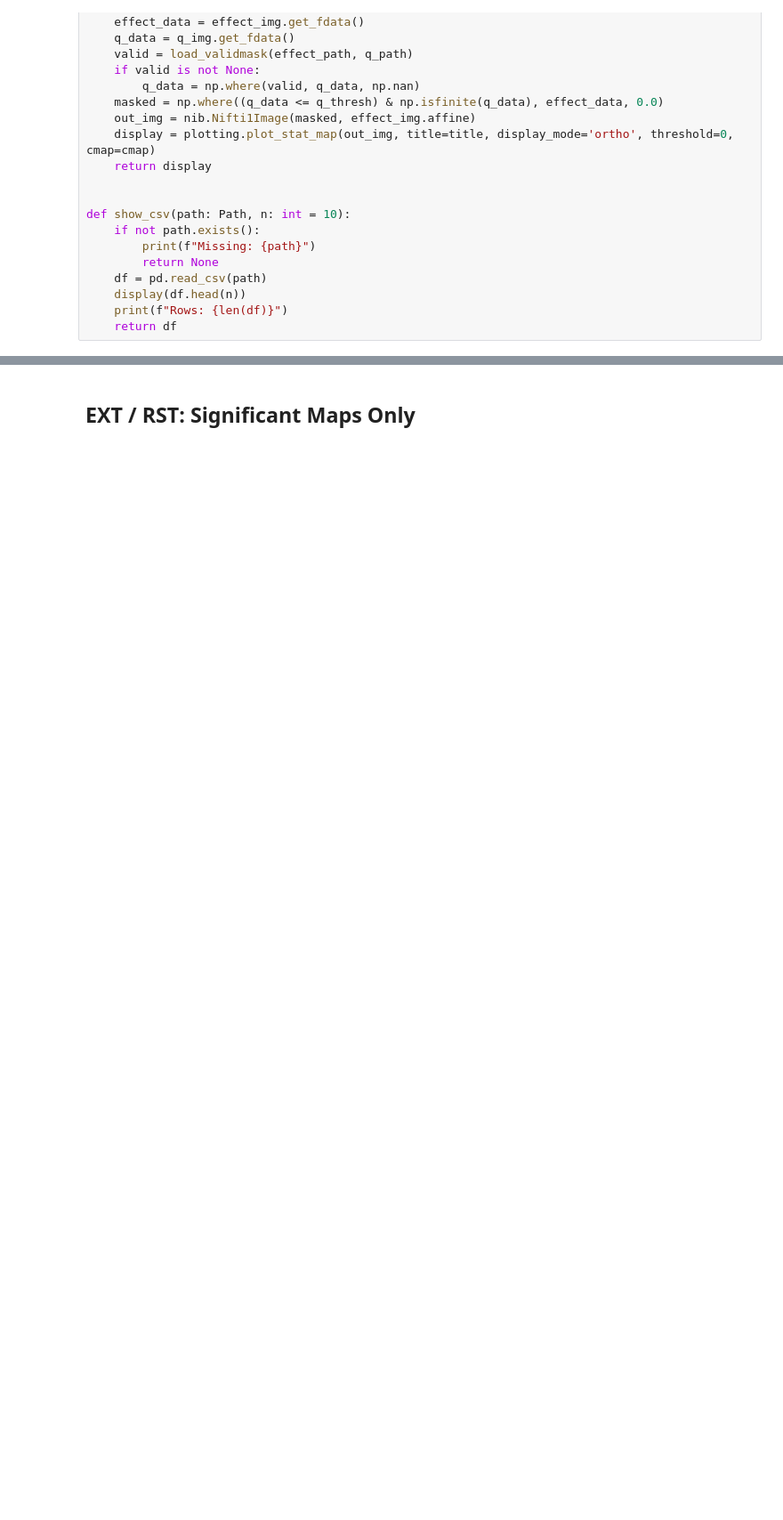
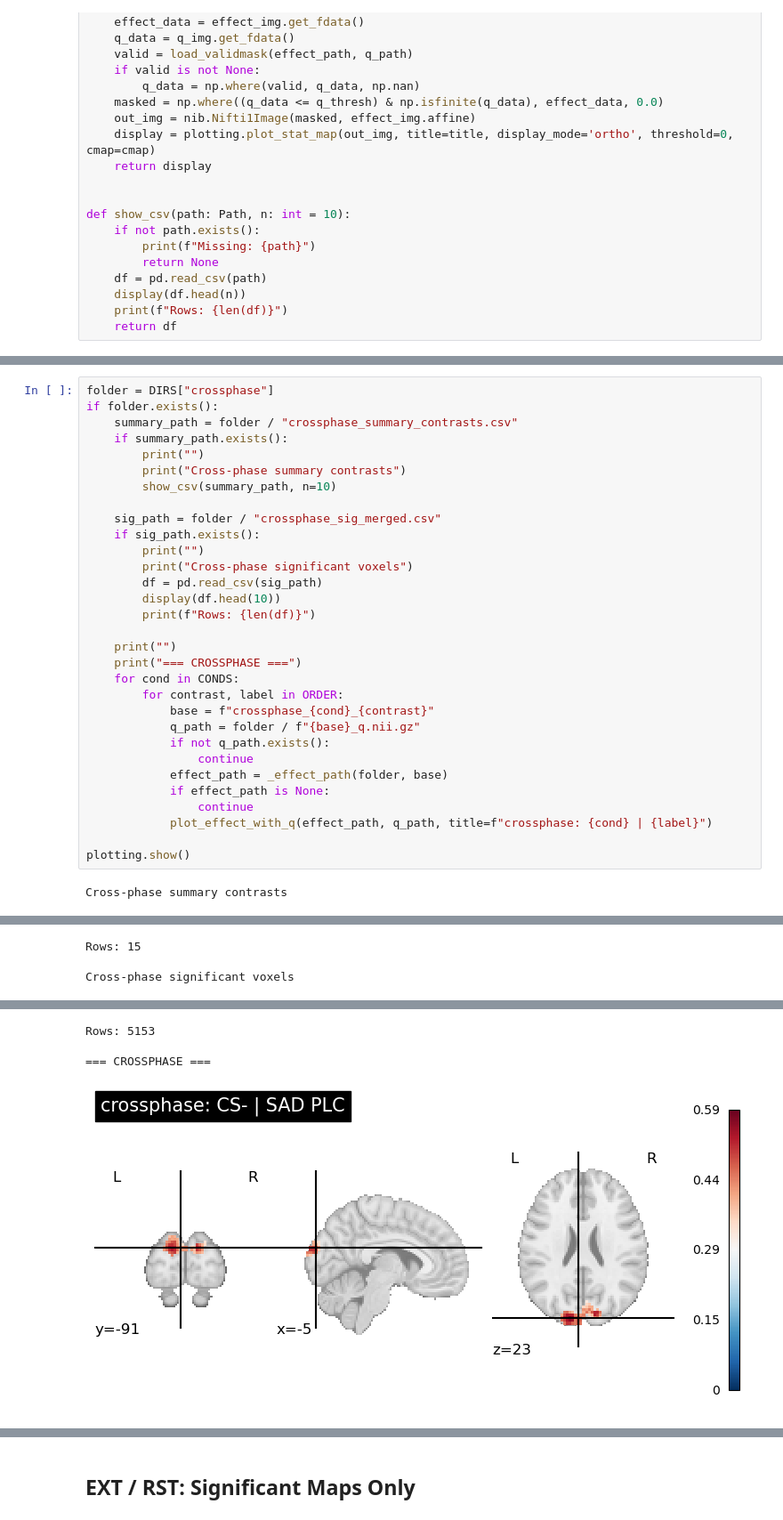
Before and after one commit to XiaoqianXiao/narsad_multivoxel, a Jupyter notebook: searchlight_merged_visualization.ipynb, the cells around one changed output, grey strips where cells are left out. Shown at 89% size. Cells and saved outputs as stored; diff of their text form; blank space fills up the shorter version.

```diff
--- a/searchlight_merged_visualization.ipynb
+++ b/searchlight_merged_visualization.ipynb
@@ -76,0 +318,33 @@ def show_csv(path: Path, n: int = 10):
+# %%
+folder = DIRS["crossphase"]
+if folder.exists():
+    summary_path = folder / "crossphase_summary_contrasts.csv"
+    if summary_path.exists():
+        print("")
+        print("Cross-phase summary contrasts")
+        show_csv(summary_path, n=10)
+
+    sig_path = folder / "crossphase_sig_merged.csv"
+    if sig_path.exists():
+        print("")
+        print("Cross-phase significant voxels")
+        df = pd.read_csv(sig_path)
+        display(df.head(10))
+        print(f"Rows: {len(df)}")
+
+    print("")
+    print("=== CROSSPHASE ===")
+    for cond in CONDS:
+        for contrast, label in ORDER:
+            base = f"crossphase_{cond}_{contrast}"
+            q_path = folder / f"{base}_q.nii.gz"
+            if not q_path.exists():
+                continue
+            effect_path = _effect_path(folder, base)
+            if effect_path is None:
+                continue
+            plot_effect_with_q(effect_path, q_path, title=f"crossphase: {cond} | {label}")
+
+plotting.show()
+# %% [output]
+Cross-phase summary contrasts
@@ -76,0 +362,3 @@ def show_csv(path: Path, n: int = 10):
+Rows: 15
+
+Cross-phase significant voxels
@@ -76,0 +376,4 @@ def show_csv(path: Path, n: int = 10):
+Rows: 5153
+
+=== CROSSPHASE ===
+[figure, added]
```
Also changed, not shown: parts of 9 cells of this notebook, 5 other files.
